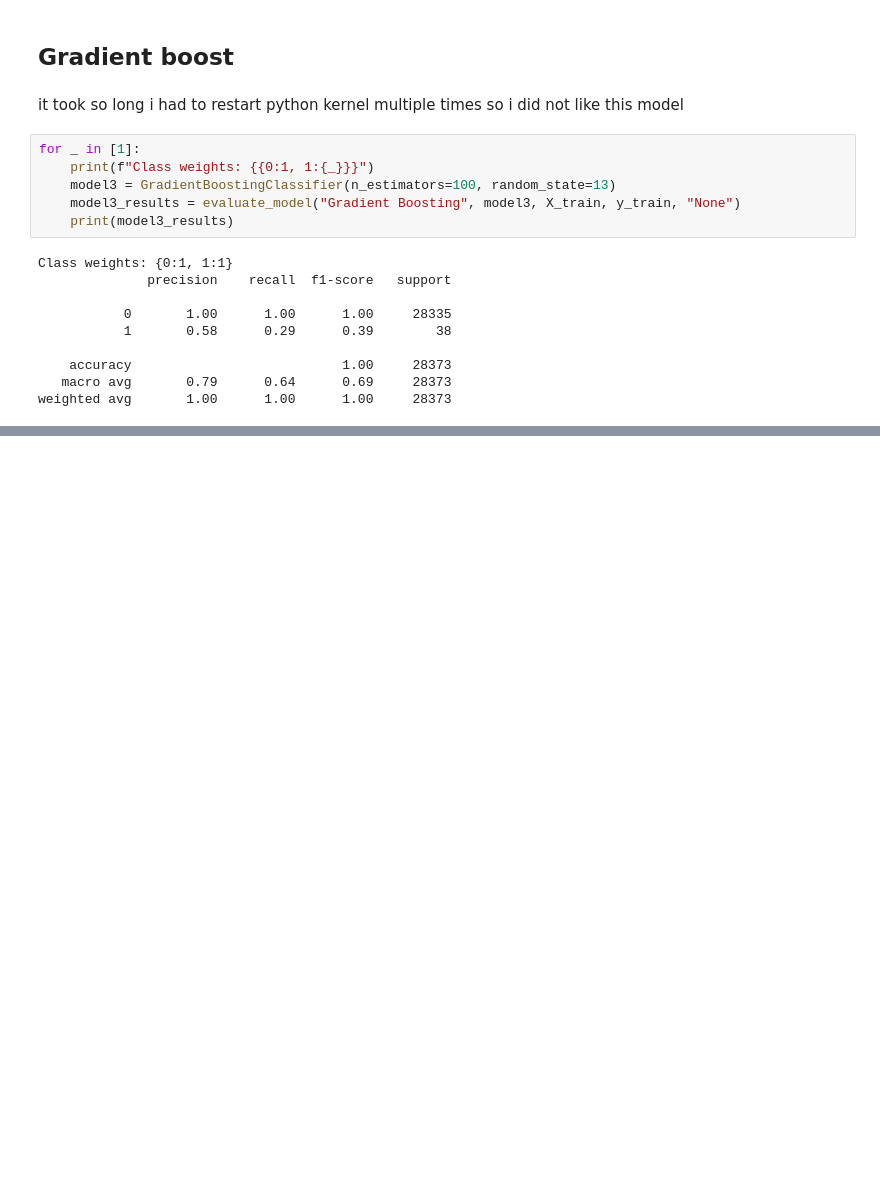
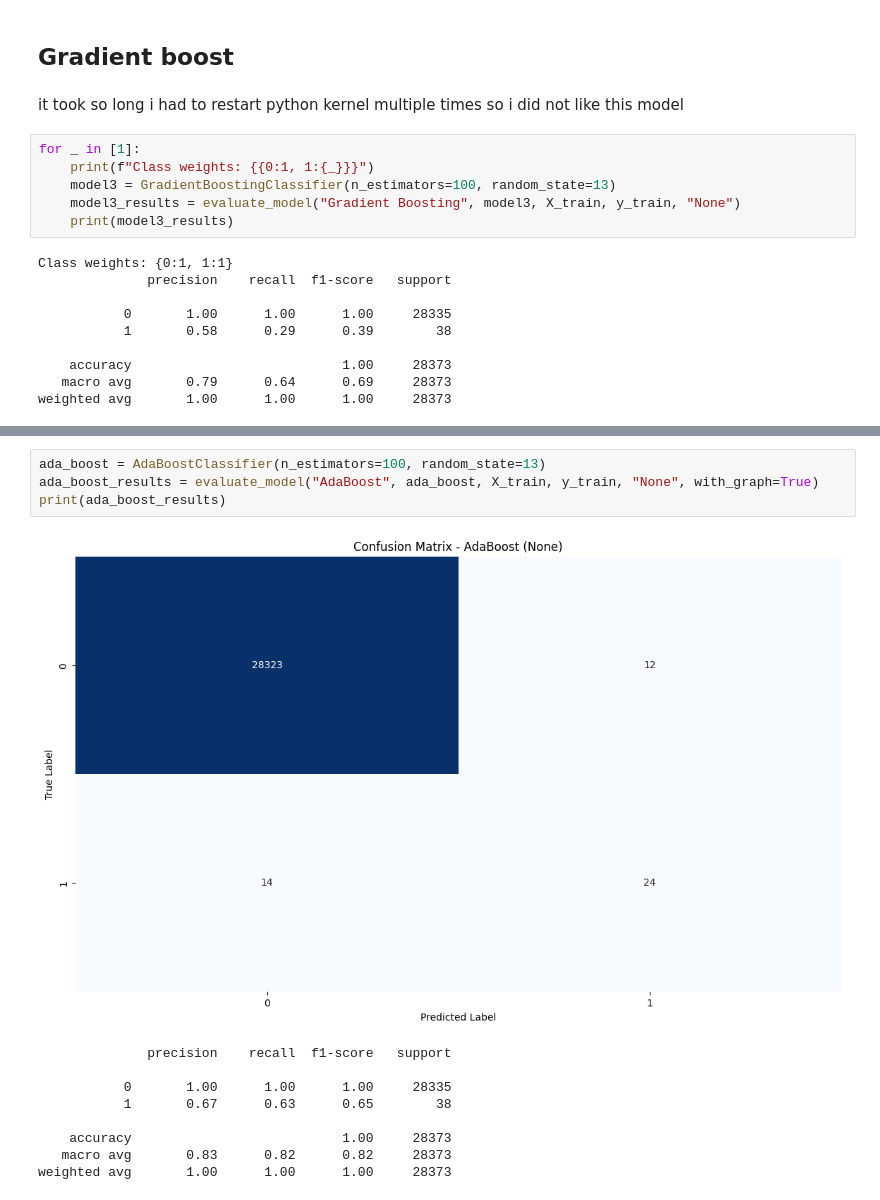
Before and after one commit to fulcrumm1365/card_fraud, a Jupyter notebook: main.ipynb, the cells around one changed output, grey strips where cells are left out. Cells and saved outputs as stored; diff of their text form; blank space fills up the shorter version.

```diff
--- a/main.ipynb
+++ b/main.ipynb
@@ -582,0 +595,14 @@ XGboost is an optimized version of gradient boosting.
+# %%
+ada_boost = AdaBoostClassifier(n_estimators=100, random_state=13)
+ada_boost_results = evaluate_model("AdaBoost", ada_boost, X_train, y_train, "None", with_graph=True)
+print(ada_boost_results)
+# %% [output]
+[figure, added]
+              precision    recall  f1-score   support
+
+           0       1.00      1.00      1.00     28335
+           1       0.67      0.63      0.65        38
+
+    accuracy                           1.00     28373
+   macro avg       0.83      0.82      0.82     28373
+weighted avg       1.00      1.00      1.00     28373
```
Also changed, not shown: parts of 23 cells of this notebook.
